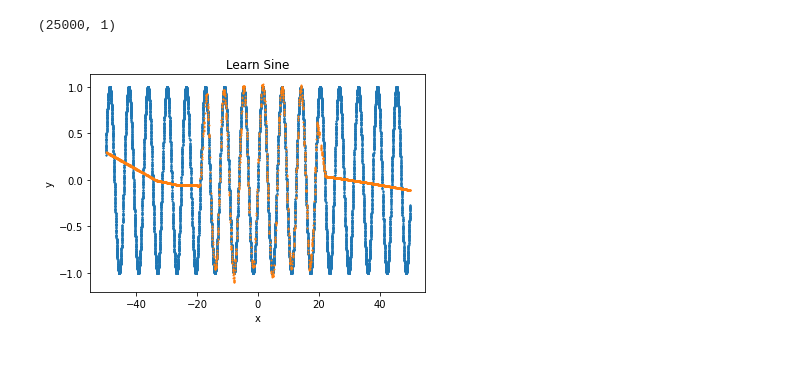
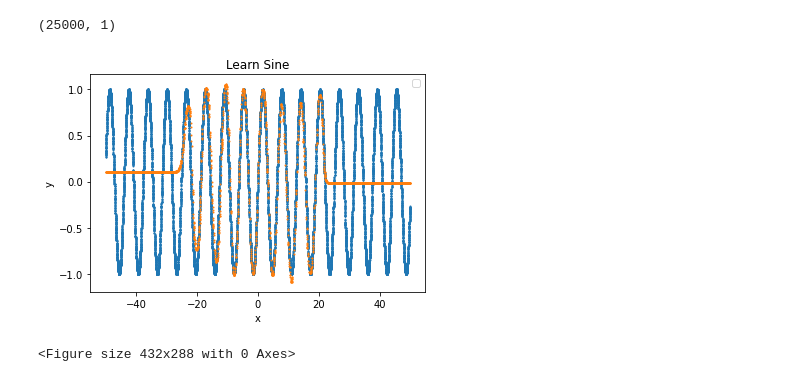
Before and after one commit to DothWalrus/machine_learning_pde, a Jupyter notebook: learn_sine.ipynb, the cells around one changed output. Cells and saved outputs as stored; diff of their text form; code cells hidden in the pictures.

```diff
--- a/learn_sine.ipynb
+++ b/learn_sine.ipynb
@@ -4,6 +4,7 @@ import numpy as np
 from tensorflow.keras.models import Sequential
 from tensorflow.keras.layers import Dense
 import matplotlib.pyplot as plt
+import tikzplotlib
 
 # Load training data
 x_train = -50 + np.random.random((25000,1))*100
@@ -11,9 +12,9 @@ y = np.sin(x_train) #+ np.random.normal((25000))*.1
 # Define model
 model = Sequential()
 model.add(Dense(100, input_dim=1, activation='relu'))
-model.add(Dense(100, activation='relu'))
-model.add(Dense(100, activation='relu'))
-model.add(Dense(100, activation='relu'))
+model.add(Dense(100, activation='tanh'))
+model.add(Dense(100, activation='tanh'))
+model.add(Dense(100, activation='tanh'))
 model.add(Dense(1))
 model.compile(loss='mean_squared_error', optimizer='adam')
 model.fit(x_train, y, epochs=20, batch_size=50)
@@ -39,15 +40,18 @@ Epoch 20/20
 # %%
 x = -50 + np.random.random((2500,1))*100
 predictions = model.predict(x)
 print(np.shape(y))
 #plot
-plt.scatter(x_train, y, s = 1, label='sin(x)')
-plt.scatter(x, predictions, s=1, label='approximation')
+plt.scatter(x_train, y, s = 1, label='u(x)=sin(x)')
+plt.scatter(x, predictions, s=1, label='f(x)')
 plt.xlabel('x')
 plt.title('Learn Sine')
 plt.ylabel('y')
-#plt.legend('')
+plt.legend('')
 plt.show()
+
+tikzplotlib.save("learn_sine.tex")
 # %% [output]
 (25000, 1)
-[figure, old version]
+[figure, new version]
+<Figure size 432x288 with 0 Axes>
```
Also changed, not shown: parts of 1 cell of this notebook, 2 other files.
